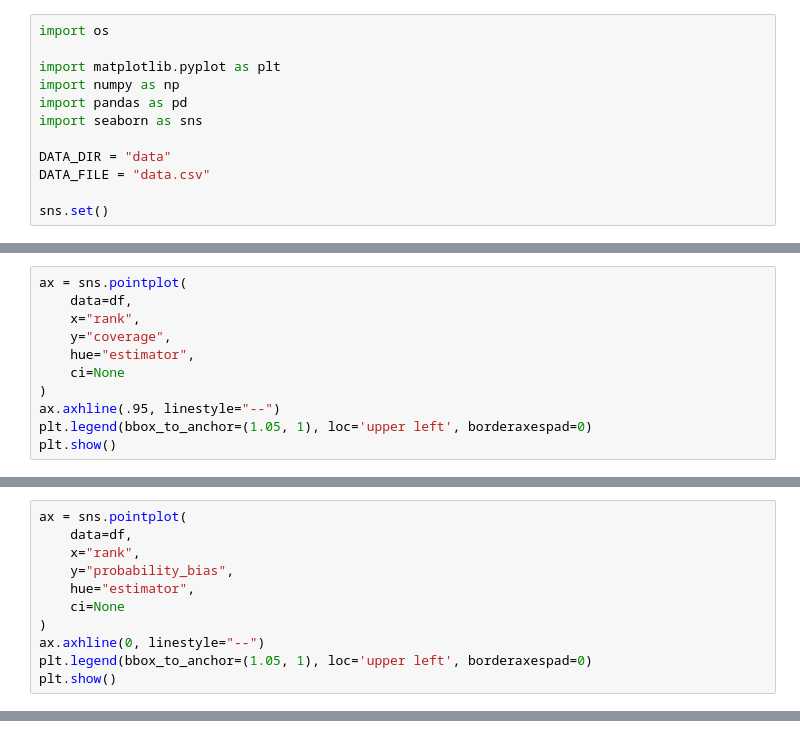
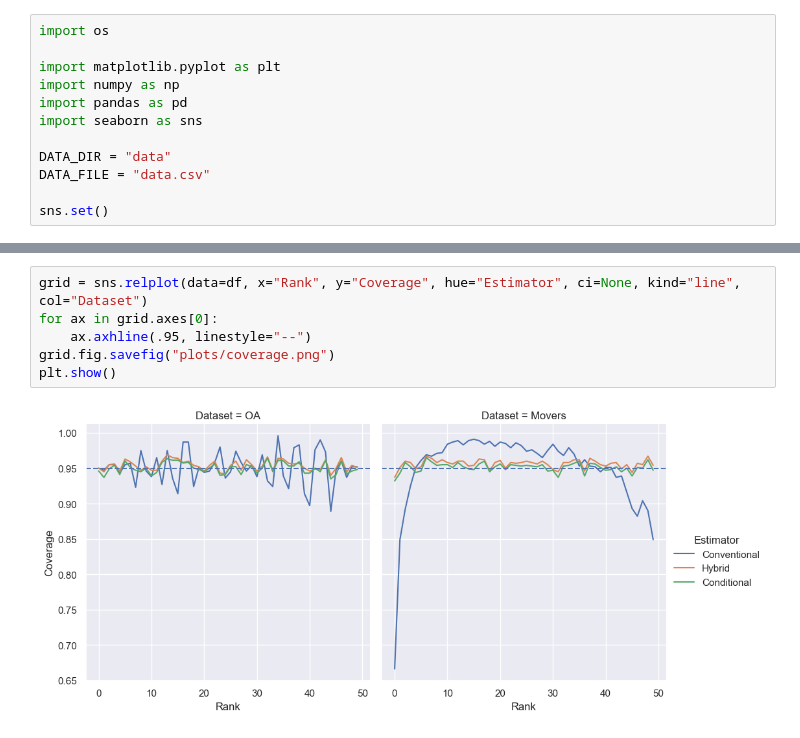
Before and after one commit to arfon/conditional-inference-joss, a Jupyter notebook: simulations/inference_on_losers_empirical/analyze.ipynb, the cells around one changed output, grey strips where cells are left out. Saved outputs shown, nothing was run; the diff lists cells and outputs as text.

```diff
--- a/simulations/inference_on_losers_empirical/analyze.ipynb
+++ b/simulations/inference_on_losers_empirical/analyze.ipynb
@@ -36,11 +42,0 @@ df.head()
-# %%
-ax = sns.pointplot(
-    data=df,
-    x="rank",
-    y="coverage",
-    hue="estimator",
-    ci=None
-)
-ax.axhline(.95, linestyle="--")
-plt.legend(bbox_to_anchor=(1.05, 1), loc='upper left', borderaxespad=0)
-plt.show()
@@ -49,11 +42,0 @@ plt.show()
-# %%
-ax = sns.pointplot(
-    data=df,
-    x="rank",
-    y="probability_bias",
-    hue="estimator",
-    ci=None
-)
-ax.axhline(0, linestyle="--")
-plt.legend(bbox_to_anchor=(1.05, 1), loc='upper left', borderaxespad=0)
-plt.show()
@@ -87,0 +43,8 @@ plt.show()
+# %%
+grid = sns.relplot(data=df, x="Rank", y="Coverage", hue="Estimator", ci=None, kind="line", col="Dataset")
+for ax in grid.axes[0]:
+    ax.axhline(.95, linestyle="--")
+grid.fig.savefig("plots/coverage.png")
+plt.show()
+# %% [output]
+[figure, added]
```
Also changed, not shown: parts of 11 cells of this notebook, 24 other files.
